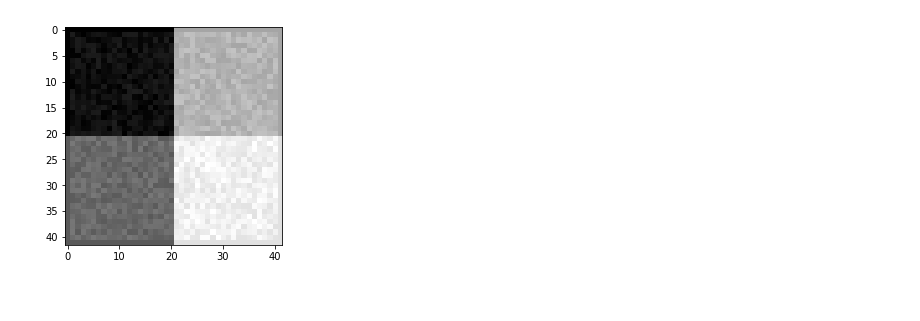
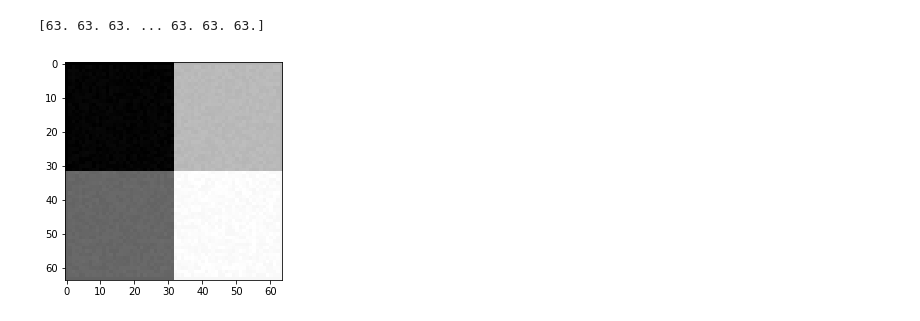
Before and after one commit to jorgenriseth/Perona-Malik-Equation, a Jupyter notebook: 2D_dirichlet.ipynb, the cells around one changed output. Cells and saved outputs as stored; diff of their text form; code cells hidden in the pictures.

```diff
--- a/2D_dirichlet.ipynb
+++ b/2D_dirichlet.ipynb
@@ -4,22 +4,41 @@ import scipy as sp
 import scipy.sparse as spsp
 import matplotlib.pyplot as plt
 from PIL import Image
+# %%
+print(Dx.dot(U[0]))
+# %% [output]
+[63. 63. 63. ... 63. 63. 63.]
 # %%
 # Diffusion function
 g = lambda s: 1/(1+s)
+g_exp = lambda s: np.exp(-s**2)
 
+f = lambda x, y: x + y
 
-# Create a random test image
-def generate_random2D(N, M):
-    # Generate image of 4 squares
+def generate_squares2D(N, M):
     I = np.zeros((N+2, M+2))
     I[:N//2+1, :M//2+1] = 80
     I[:N//2+1, -(M//2+1):] = 190
     I[-(N//2+1):, :M//2+1] = 140
     I[-(N//2+1):, -(M//2+1):] = 230
+    return I
+
+def add_noise2D(I, scale = 10):
+    N, M = I.shape
+    N -= 2
+    M -= 2
+    I[1:-1, 1:-1] += np.random.rand(N,M) * 5
+    return I
+
+
+# Create a random test image
+def generate_random2D(N, M, scale = 10):
+    # Generate image of 4 squares
+    I = generate_squares2D(N, M)
 
     # Add noise to picture
-    I[1:-1, 1:-1] += np.random.rand(N,M)*20
+#     I[1:-1, 1:-1] += np.random.rand(N,M) * 5
+    add_noise2D(I)
     return I
 
 def load_image( infilename ) :
@@ -27,37 +46,38 @@ def load_image( infilename ) :
     img.load()
     data = np.asarray( img, dtype="int32" )
     return data
 
 def image_display(V, n, m, cmap = "gray"):
-    image = V.reshape(((n, m)))
+    image = V.reshape((n, m))
     plt.imshow(image, cmap)
     plt.show()
 
 
 # Spatial discretization
-M = 40
-N = 40
+M = 62
+N = 62
 K = (M+2) * (N+2)
 dx = 1/(M+1)
 dy = 1/(N+1)
 
 
 # Number of iteratinos, adn timestep
-T = 100
-dt = 1e-11
+T = 1000
+dt = 1e-10
 r = dt/(2*(dx**2 + dy**2))
 
 # Generate random image
 I = generate_random2D(N, M)
 # I = load_image("lena-64x64.jpg")
 
 
 # Initiate grid
 U = np.zeros((T, K))
 U[0] = I.reshape(K)
+# U[0] = f(*np.meshgrid(np.arange(N+2),np.arange(M+2))).reshape(K)
 
 plt.imshow(U[0].reshape(N+2, M+2), cmap = "gray")
 plt.show()
 # %% [output]
-[figure, old version]
+[figure, new version]
 # %%
```
Also changed, not shown: parts of 8 cells of this notebook, 2 other files.
